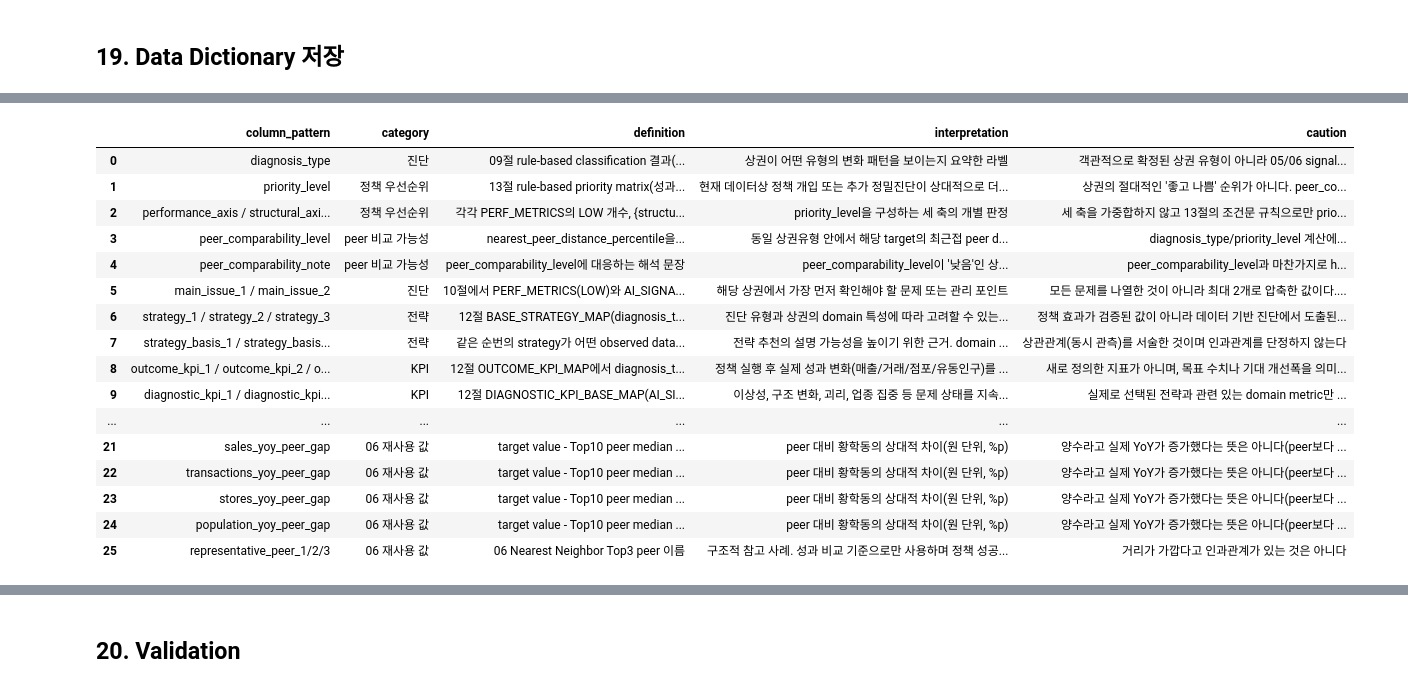
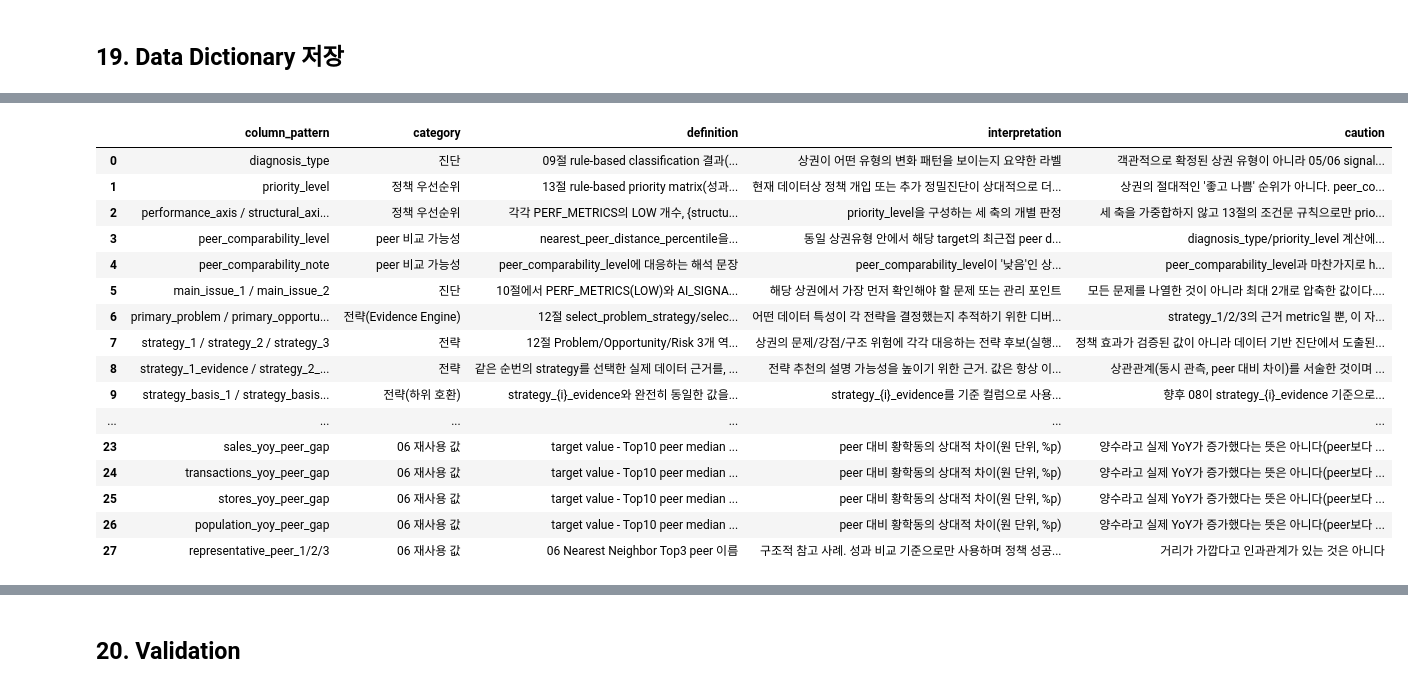
Before and after one commit to Se0ngHye0n/Hwanghak_Commercial_Analysis, a Jupyter notebook: notebooks/07_strategy_recommendation.ipynb, the cells around one changed output, grey strips where cells are left out. Drawn from its saved outputs; the diff is of its cells as text; code cells hidden in the pictures.

Commit message:
Refine strategy recommendation with evidence-based rules

```diff
--- a/notebooks/07_strategy_recommendation.ipynb
+++ b/notebooks/07_strategy_recommendation.ipynb
@@ -1089,13 +1244,14 @@ print("저장 완료:", STRATEGY_OUT_PATH, strategy_recommendation_df.shape)
 # %%
 STRATEGY_DICTIONARY_ROWS = [
     dict(column_pattern="diagnosis_type", category="진단",
-         definition="09절 rule-based classification 결과(peer_flag 조합 기준, 이번 개정에서 로직 변경 없음). "
+         definition="09절 rule-based classification 결과(peer_flag 조합 기준). 이번 개정에서도 로직 변경 없음. "
                      "매출-유동인구 괴리형 / 상대적 안정·우위형 / 구조 변화·업종 재편형 / 동반 하락형 / "
                      "복합형(추가 정밀진단 필요) 중 하나",
          interpretation="상권이 어떤 유형의 변화 패턴을 보이는지 요약한 라벨",
          caution="객관적으로 확정된 상권 유형이 아니라 05/06 signal의 peer_flag 조합에 대한 사후 해석이다"),
     dict(column_pattern="priority_level", category="정책 우선순위",
-         definition="13절 rule-based priority matrix(성과 악화/구조 변화/이상성 축의 조건문 조합) 결과. 높음/중간/낮음",
+         definition="13절 rule-based priority matrix(성과 악화/구조 변화/이상성 축의 조건문 조합) 결과. "
+                     "이번 개정에서도 로직 변경 없음. 높음/중간/낮음",
          interpretation="현재 데이터상 정책 개입 또는 추가 정밀진단이 상대적으로 더 필요한 정도",
          caution="상권의 절대적인 '좋고 나쁨' 순위가 아니다. peer_comparability_level과 무관하게 결정된다"),
     dict(column_pattern="performance_axis / structural_axis / anomaly_axis", category="정책 우선순위",
@@ -1107,47 +1263,58 @@ STRATEGY_DICTIONARY_ROWS = [
          definition="nearest_peer_distance_percentile을 사람이 해석하기 쉽게 낮음/중간/높음 3구간으로 표현한 값"
                      "(구간 기준: 80/50 percentile, 6-1절 참고)",
          interpretation="동일 상권유형 안에서 해당 target의 최근접 peer distance가 다른 상권에 비해 상대적으로 "
-                         "가까운지/먼지에 대한 보조 정보. 낮음일수록(percentile이 높을수록) 최근접 peer가 "
-                         "상대적으로 먼 편이었다는 뜻",
-         caution="diagnosis_type/priority_level 계산에 사용하지 않는다. 통계적 신뢰도나 모델 confidence가 "
-                 "아니라 nearest peer distance의 상대적 위치를 사람이 해석하기 쉽게 표현한 보조 정보다. "
-                 "'가까운 peer가 다수 존재한다'거나 '통계적으로 신뢰할 수 있다'는 의미로 확대 해석하지 않는다"),
+                         "가까운지/먼지에 대한 보조 정보",
+         caution="diagnosis_type/priority_level 계산에 사용하지 않는다. 통계적 신뢰도나 모델 confidence가 아니다"),
     dict(column_pattern="peer_comparability_note", category="peer 비교 가능성",
          definition="peer_comparability_level에 대응하는 해석 문장",
          interpretation="peer_comparability_level이 '낮음'인 상권은 peer gap을 보수적으로 해석하라는 안내를 포함한다",
-         caution="peer_comparability_level과 마찬가지로 heuristic 해석이며 통계적 신뢰구간이나 confidence가 아니다"),
+         caution="peer_comparability_level과 마찬가지로 heuristic 해석이며 통계적 신뢰구간이 아니다"),
     dict(column_pattern="main_issue_1 / main_issue_2", category="진단",
          definition="10절에서 PERF_METRICS(LOW)와 AI_SIGNAL_METRICS(HIGH) 각 그룹에서 |peer_gap|이 가장 큰 "
-                     "지표를 우선 채택해 구성한 상권별 핵심 문제(최대 2개). 문제 flag가 없는 상권은 관리 포인트로 대체",
+                     "지표를 우선 채택해 구성한 상권별 핵심 문제(최대 2개). 이번 개정에서 로직 변경 없음",
          interpretation="해당 상권에서 가장 먼저 확인해야 할 문제 또는 관리 포인트",
-         caution="모든 문제를 나열한 것이 아니라 최대 2개로 압축한 값이다. 전체 지표는 diagnostic_table 참고. "
-                 "top1_industry_share 등 0~1 비율(share) 지표의 gap은 format_gap_pp()로 %p 단위로 표시한다"),
+         caution="모든 문제를 나열한 것이 아니라 최대 2개로 압축한 값이다. 전체 지표는 diagnostic_table 참고"),
+    dict(column_pattern="primary_problem / primary_opportunity / primary_risk", category="전략(Evidence Engine)",
+         definition="12절 select_problem_strategy/select_opportunity_strategy/select_risk_strategy가 각각 "
+                     "strategy_1/2/3을 선택할 때 근거로 쓴 metric 이름(예: population_yoy, ecommerce_sales_share, "
+                     "anomaly_percentile). 해당 역할에서 fallback이 선택된 경우 결측(NaN)",
+         interpretation="어떤 데이터 특성이 각 전략을 결정했는지 추적하기 위한 디버깅/분석용 컬럼",
+         caution="strategy_1/2/3의 근거 metric일 뿐, 이 자체가 정책 우선순위나 위험도 점수는 아니다"),
     dict(column_pattern="strategy_1 / strategy_2 / strategy_3", category="전략",
-         definition="12절 BASE_STRATEGY_MAP(diagnosis_type 기준 일반 전략)과 DOMAIN_STRATEGY_RULES(domain "
-                     "feature의 peer_gap이 DOMAIN_GAP_THRESHOLD=0.05, 즉 5 percentage point를 초과할 때 "
-                     "채택되는 상권 맞춤 전략)을 결합해 구성한 전략 3개. domain 맞춤 전략이 2개 이상 해당하면 "
-                     "peer_gap이 큰 순서대로 최대 2개를 선택한다(DOMAIN_STRATEGY_RULES에 적힌 순서가 아니다)",
-         interpretation="진단 유형과 상권의 domain 특성에 따라 고려할 수 있는 전략 방향(실행 옵션)",
+         definition="12절 Problem/Opportunity/Risk 3개 역할로 각각 결정한 전략. strategy_1=핵심 문제 대응"
+                     "(PERF_METRICS peer_flag==LOW 중 |gap| 최대), strategy_2=상권 강점 활용(OPPORTUNITY_RULES의 "
+                     "domain feature 중 peer_gap이 DOMAIN_GAP_THRESHOLD=0.05를 초과하는 지표 중 gap 최대), "
+                     "strategy_3=구조적 위험 관리(AI_SIGNAL_METRICS peer_flag==HIGH 우선, 없으면 "
+                     "top1_industry_share peer_gap). 해당 역할에서 근거가 없으면 강점/위험을 억지로 만들지 않고 "
+                     "fallback 문구(모니터링/탐색 검토)를 사용한다",
+         interpretation="상권의 문제/강점/구조 위험에 각각 대응하는 전략 후보(실행 옵션)",
          caution="정책 효과가 검증된 값이 아니라 데이터 기반 진단에서 도출된 정책 후보이며, 시행 전 현장 "
-                 "검증이 필요하다. 상권명을 조건으로 사용하지 않고 peer_gap 값으로만 결정한다. "
-                 "DOMAIN_GAP_THRESHOLD는 통계적 유의성 기준이 아니라 전략을 구체화하기 위한 실무적 heuristic이며, "
-                 "이 기준을 넘는다고 해당 domain 특성이 인과적으로 중요하다는 의미는 아니다"),
-    dict(column_pattern="strategy_basis_1 / strategy_basis_2 / strategy_basis_3", category="전략",
-         definition="같은 순번의 strategy가 어떤 observed data/peer 비교에서 채택되었는지 기록한 근거 문장. "
-                     "domain 맞춤 전략의 근거는 domain feature(0~1 비율)의 peer_gap을 format_gap_pp()로 "
-                     "×100하여 %p로 표시한다(예: gap=0.798 -> +79.8%p). 내부 비교/정렬에는 항상 0~1 원값을 사용한다",
-         interpretation="전략 추천의 설명 가능성을 높이기 위한 근거. domain 맞춤 전략은 해당 metric의 "
-                         "peer_gap을, 기본 전략은 diagnosis_type을 근거로 표기한다",
-         caution="상관관계(동시 관측)를 서술한 것이며 인과관계를 단정하지 않는다"),
+                 "검증이 필요하다. 상권명을 조건으로 사용하지 않고 peer_flag/peer_gap 값으로만 결정한다. "
+                 "'반드시 시행/효과가 있다'처럼 확정적으로 표현하지 않고 '검토/모니터링' 수준으로 표현한다"),
+    dict(column_pattern="strategy_1_evidence / strategy_2_evidence / strategy_3_evidence", category="전략",
+         definition="같은 순번의 strategy를 선택한 실제 데이터 근거를, build_evidence_text()로 Target/Peer "
+                     "Median/Gap을 사람이 읽는 문장으로 표시한 값(예: '저녁·야간 매출 비중이 Peer Median 대비 "
+                     "높음 (Target 41.0%, Peer Median 33.2%, Gap +7.8%p)'). percent(YoY)/share(0~1 비율, "
+                     "×100)/score(0~100) 세 척도를 metric별로 구분해서 표시한다",
+         interpretation="전략 추천의 설명 가능성을 높이기 위한 근거. 값은 항상 이미 존재하는 "
+                         "hwanghak_peer_benchmark.csv 컬럼에서 그대로 가져온다",
+         caution="상관관계(동시 관측, peer 대비 차이)를 서술한 것이며 인과관계를 단정하지 않는다"),
+    dict(column_pattern="strategy_basis_1 / strategy_basis_2 / strategy_basis_3", category="전략(하위 호환)",
+         definition="strategy_{i}_evidence와 완전히 동일한 값을 가진 별칭 컬럼. 이전 개정 이름을 유지해 "
+                     "08_final_visualization.ipynb가 그대로 실행되도록 하기 위한 하위 호환용이다",
+         interpretation="strategy_{i}_evidence를 기준 컬럼으로 사용하고, 이 컬럼은 참고용으로만 사용한다",
+         caution="향후 08이 strategy_{i}_evidence 기준으로 갱신되면 이 별칭 컬럼은 제거를 검토할 수 있다"),
     dict(column_pattern="outcome_kpi_1 / outcome_kpi_2 / outcome_kpi_3", category="KPI",
-         definition="12절 OUTCOME_KPI_MAP에서 diagnosis_type에 대응하는, PERF_METRICS 중에서 선택한 결과지표 3개",
+         definition="OUTCOME_KPI_MAP에서 diagnosis_type에 대응하는, PERF_METRICS 중에서 선택한 결과지표 3개"
+                     "(이번 개정에서 로직 변경 없음)",
          interpretation="정책 실행 후 실제 성과 변화(매출/거래/점포/유동인구)를 추적하기 위한 지표",
          caution="새로 정의한 지표가 아니며, 목표 수치나 기대 개선폭을 의미하지 않는다"),
     dict(column_pattern="diagnostic_kpi_1 / diagnostic_kpi_2 / diagnostic_kpi_3", category="KPI",
-         definition="12절 DIAGNOSTIC_KPI_BASE_MAP(AI_SIGNAL_METRICS 2개)에, domain 맞춤 전략이 채택된 경우 "
-                     "해당 domain metric을, 채택되지 않은 경우 change_intensity_score를 3번째로 추가한 지표 3개",
+         definition="DIAGNOSTIC_KPI_BASE_MAP(AI_SIGNAL_METRICS 2개)에, primary_risk가 domain metric"
+                     "(top1_industry_share)이면 그 값을, 아니면 primary_opportunity가 있으면 그 값을, 둘 다 "
+                     "없으면 change_intensity_score를 3번째로 추가한 지표 3개",
          interpretation="이상성, 구조 변화, 괴리, 업종 집중 등 문제 상태를 지속적으로 모니터링하는 진단/모니터링 지표",
-         caution="실제로 선택된 전략과 관련 있는 domain metric만 포함한다(예: furniture 전략이 선택되지 않았는데 "
+         caution="실제로 strategy_2/3에 쓰인 domain metric만 포함한다(예: furniture 전략이 선택되지 않았는데 "
                  "furniture_sales_share를 넣지 않는다). outcome_kpi와 역할이 다르다(결과 vs 상태 모니터링)"),
 ]
 
@@ -1185,20 +1352,20 @@ strategy_recommendation_dictionary 행 수: 26
 |  | column_pattern | category | definition | interpretation | caution |
 | 0 | diagnosis_type | 진단 | 09절 rule-based classification 결과(... | 상권이 어떤 유형의 변화 패턴을 보이는지 요약한 라벨 | 객관적으로 확정된 상권 유형이 아니라 05/06 signal... |
 | 1 | priority_level | 정책 우선순위 | 13절 rule-based priority matrix(성과... | 현재 데이터상 정책 개입 또는 추가 정밀진단이 상대적으로 더... | 상권의 절대적인 '좋고 나쁨' 순위가 아니다. peer_co... |
 | 2 | performance_axis / structural_axi... | 정책 우선순위 | 각각 PERF_METRICS의 LOW 개수, {structu... | priority_level을 구성하는 세 축의 개별 판정 | 세 축을 가중합하지 않고 13절의 조건문 규칙으로만 prio... |
 | 3 | peer_comparability_level | peer 비교 가능성 | nearest_peer_distance_percentile을... | 동일 상권유형 안에서 해당 target의 최근접 peer d... | diagnosis_type/priority_level 계산에... |
 | 4 | peer_comparability_note | peer 비교 가능성 | peer_comparability_level에 대응하는 해석 문장 | peer_comparability_level이 '낮음'인 상... | peer_comparability_level과 마찬가지로 h... |
 | 5 | main_issue_1 / main_issue_2 | 진단 | 10절에서 PERF_METRICS(LOW)와 AI_SIGNA... | 해당 상권에서 가장 먼저 확인해야 할 문제 또는 관리 포인트 | 모든 문제를 나열한 것이 아니라 최대 2개로 압축한 값이다.... |
-| 6 | strategy_1 / strategy_2 / strategy_3 | 전략 | 12절 BASE_STRATEGY_MAP(diagnosis_t... | 진단 유형과 상권의 domain 특성에 따라 고려할 수 있는... | 정책 효과가 검증된 값이 아니라 데이터 기반 진단에서 도출된... |
-| 7 | strategy_basis_1 / strategy_basis... | 전략 | 같은 순번의 strategy가 어떤 observed data... | 전략 추천의 설명 가능성을 높이기 위한 근거. domain ... | 상관관계(동시 관측)를 서술한 것이며 인과관계를 단정하지 않는다 |
-| 8 | outcome_kpi_1 / outcome_kpi_2 / o... | KPI | 12절 OUTCOME_KPI_MAP에서 diagnosis_t... | 정책 실행 후 실제 성과 변화(매출/거래/점포/유동인구)를 ... | 새로 정의한 지표가 아니며, 목표 수치나 기대 개선폭을 의미... |
-| 9 | diagnostic_kpi_1 / diagnostic_kpi... | KPI | 12절 DIAGNOSTIC_KPI_BASE_MAP(AI_SI... | 이상성, 구조 변화, 괴리, 업종 집중 등 문제 상태를 지속... | 실제로 선택된 전략과 관련 있는 domain metric만 ... |
+| 6 | primary_problem / primary_opportu... | 전략(Evidence Engine) | 12절 select_problem_strategy/selec... | 어떤 데이터 특성이 각 전략을 결정했는지 추적하기 위한 디버... | strategy_1/2/3의 근거 metric일 뿐, 이 자... |
+| 7 | strategy_1 / strategy_2 / strategy_3 | 전략 | 12절 Problem/Opportunity/Risk 3개 역... | 상권의 문제/강점/구조 위험에 각각 대응하는 전략 후보(실행... | 정책 효과가 검증된 값이 아니라 데이터 기반 진단에서 도출된... |
+| 8 | strategy_1_evidence / strategy_2_... | 전략 | 같은 순번의 strategy를 선택한 실제 데이터 근거를, ... | 전략 추천의 설명 가능성을 높이기 위한 근거. 값은 항상 이... | 상관관계(동시 관측, peer 대비 차이)를 서술한 것이며 ... |
+| 9 | strategy_basis_1 / strategy_basis... | 전략(하위 호환) | strategy_{i}_evidence와 완전히 동일한 값을... | strategy_{i}_evidence를 기준 컬럼으로 사용... | 향후 08이 strategy_{i}_evidence 기준으로... |
 | ... | ... | ... | ... | ... | ... |
-| 21 | sales_yoy_peer_gap | 06 재사용 값 | target value - Top10 peer median ... | peer 대비 황학동의 상대적 차이(원 단위, %p) | 양수라고 실제 YoY가 증가했다는 뜻은 아니다(peer보다 ... |
-| 22 | transactions_yoy_peer_gap | 06 재사용 값 | target value - Top10 peer median ... | peer 대비 황학동의 상대적 차이(원 단위, %p) | 양수라고 실제 YoY가 증가했다는 뜻은 아니다(peer보다 ... |
-| 23 | stores_yoy_peer_gap | 06 재사용 값 | target value - Top10 peer median ... | peer 대비 황학동의 상대적 차이(원 단위, %p) | 양수라고 실제 YoY가 증가했다는 뜻은 아니다(peer보다 ... |
-| 24 | population_yoy_peer_gap | 06 재사용 값 | target value - Top10 peer median ... | peer 대비 황학동의 상대적 차이(원 단위, %p) | 양수라고 실제 YoY가 증가했다는 뜻은 아니다(peer보다 ... |
-| 25 | representative_peer_1/2/3 | 06 재사용 값 | 06 Nearest Neighbor Top3 peer 이름 | 구조적 참고 사례. 성과 비교 기준으로만 사용하며 정책 성공... | 거리가 가깝다고 인과관계가 있는 것은 아니다 |
+| 23 | sales_yoy_peer_gap | 06 재사용 값 | target value - Top10 peer median ... | peer 대비 황학동의 상대적 차이(원 단위, %p) | 양수라고 실제 YoY가 증가했다는 뜻은 아니다(peer보다 ... |
+| 24 | transactions_yoy_peer_gap | 06 재사용 값 | target value - Top10 peer median ... | peer 대비 황학동의 상대적 차이(원 단위, %p) | 양수라고 실제 YoY가 증가했다는 뜻은 아니다(peer보다 ... |
+| 25 | stores_yoy_peer_gap | 06 재사용 값 | target value - Top10 peer median ... | peer 대비 황학동의 상대적 차이(원 단위, %p) | 양수라고 실제 YoY가 증가했다는 뜻은 아니다(peer보다 ... |
+| 26 | population_yoy_peer_gap | 06 재사용 값 | target value - Top10 peer median ... | peer 대비 황학동의 상대적 차이(원 단위, %p) | 양수라고 실제 YoY가 증가했다는 뜻은 아니다(peer보다 ... |
+| 27 | representative_peer_1/2/3 | 06 재사용 값 | 06 Nearest Neighbor Top3 peer 이름 | 구조적 참고 사례. 성과 비교 기준으로만 사용하며 정책 성공... | 거리가 가깝다고 인과관계가 있는 것은 아니다 |
 # %%
 strategy_recommendation_dictionary.to_csv(STRATEGY_DICT_OUT_PATH, encoding="utf-8-sig", index=False)
 print("저장 완료:", STRATEGY_DICT_OUT_PATH, strategy_recommendation_dictionary.shape)
```
Also changed, not shown: parts of 17 cells of this notebook.
